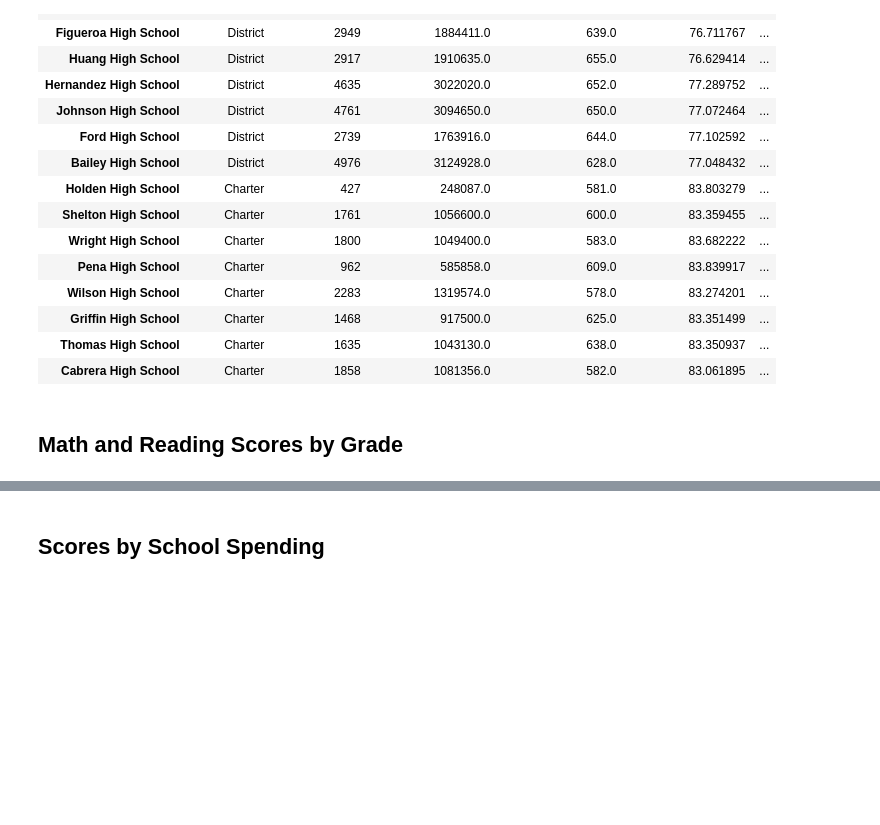
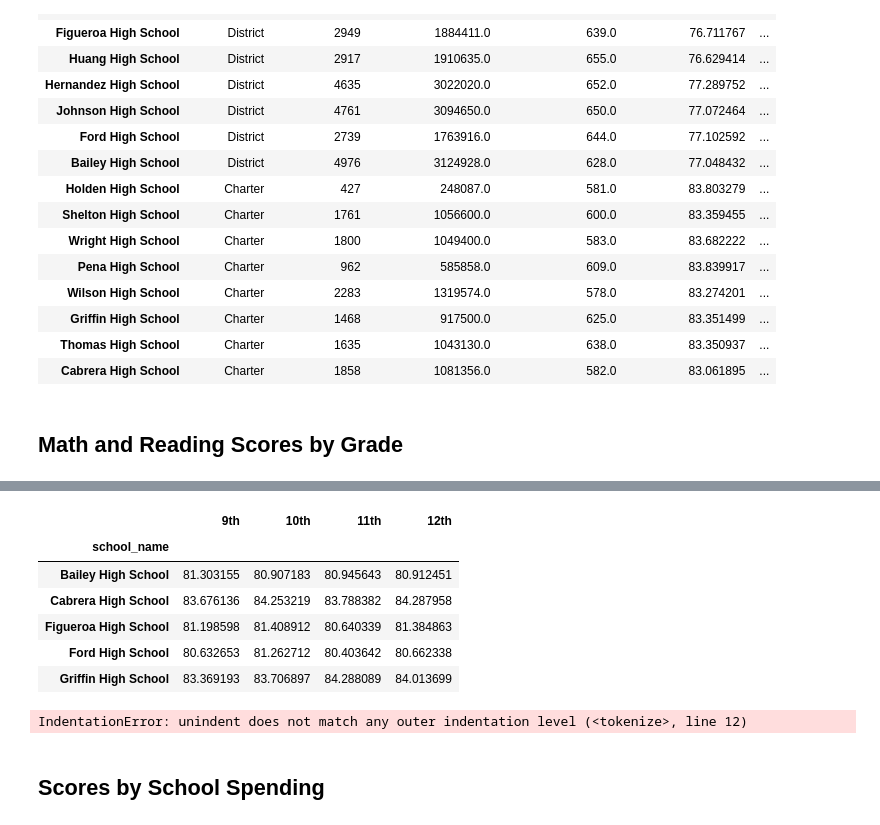
Before and after one commit to PDob02/School_District_Analysis, a Jupyter notebook: PyCitySchools_Challenge_starter_code.ipynb, the cells around one changed output, grey strips where cells are left out. Cells and saved outputs as stored; diff of their text form; code cells hidden in the pictures; blank space fills up the shorter version.

Commit message:
before formatting

```diff
--- a/PyCitySchools_Challenge_starter_code.ipynb
+++ b/PyCitySchools_Challenge_starter_code.ipynb
@@ -450,2 +465,17 @@ district_twelfth_grade_avg_math = district_twelfth_grade.groupby(['school_name']
 # %%
 # Combine each Series for average reading scores by school into single data frame.
+district_reading_scores_by_grade = pd.DataFrame({
+              "9th": district_ninth_grade_avg_reading,
+              "10th": district_tenth_grade_avg_reading,
+              "11th": district_eleventh_grade_avg_reading,
+              "12th": district_twelfth_grade_avg_reading})
+
+district_reading_scores_by_grade.head()
+# %% [output]
+|  | 9th | 10th | 11th | 12th |
+| school_name |  |  |  |  |
+| Bailey High School | 81.303155 | 80.907183 | 80.945643 | 80.912451 |
+| Cabrera High School | 83.676136 | 84.253219 | 83.788382 | 84.287958 |
+| Figueroa High School | 81.198598 | 81.408912 | 80.640339 | 81.384863 |
+| Ford High School | 80.632653 | 81.262712 | 80.403642 | 80.662338 |
+| Griffin High School | 83.369193 | 83.706897 | 84.288089 | 84.013699 |
@@ -453,0 +482,21 @@ district_twelfth_grade_avg_math = district_twelfth_grade.groupby(['school_name']
+# %%
+# Format each grade column.
+  # Format each grade column.
+    district_math_scores_by_grade["9th"] = district_math_scores_by_grade["9th"].map("{:.1f}".format)
+
+    district_math_scores_by_grade["10th"] = district_math_scores_by_grade["10th"].map("{:.1f}".format)
+
+    district_math_scores_by_grade["11th"] = district_math_scores_by_grade["11th"].map("{:.1f}".format)
+
+    district_math_scores_by_grade["12th"] = district_math_scores_by_grade["12th"].map("{:.1f}".format)
+
+# Make sure the columns are in the correct order.
+  math_scores_by_grade = math_scores_by_grade[
+                 ["9th", "10th", "11th", "12th"]]
+
+  # Remove the index name.
+  math_scores_by_grade.index.name = None
+  # Display the DataFrame.
+  math_scores_by_grade.head()
+# %% [output]
+IndentationError: unindent does not match any outer indentation level (<tokenize>, line 12)
```
Also changed, not shown: parts of 6 cells of this notebook.
